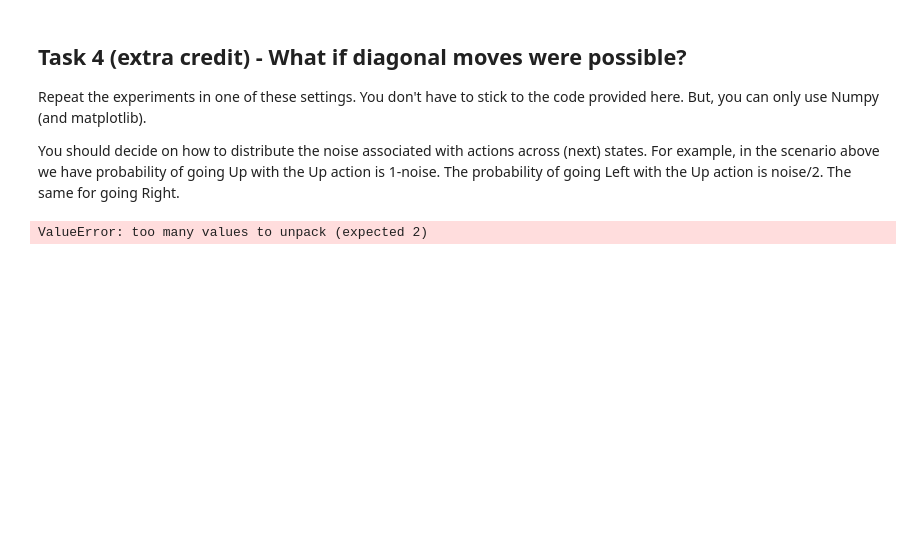
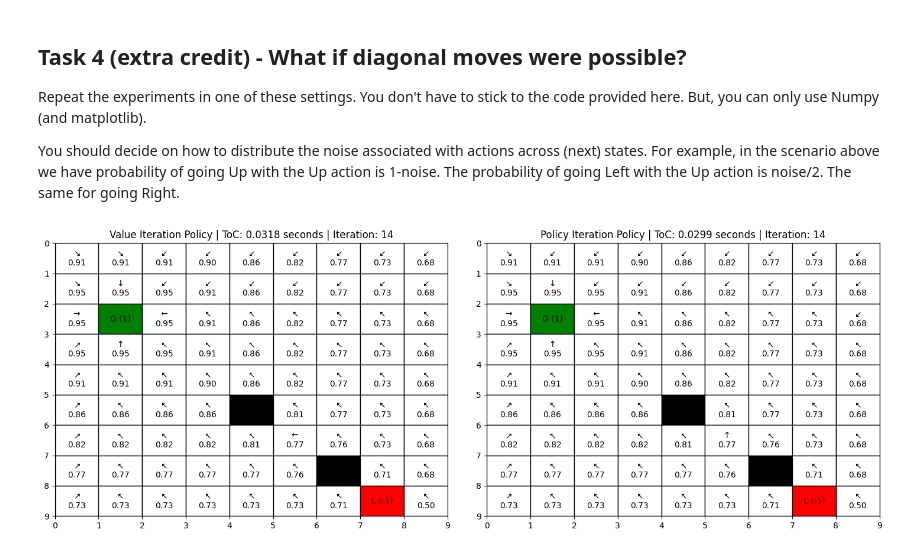
Before and after one commit to Masters-Halmstad/AI_Lab_3, a Jupyter notebook: lab3_code.ipynb, the cells around one changed output. Drawn from its saved outputs; the diff is of its cells as text; code cells hidden in the pictures; blank space fills up the shorter version.

```diff
--- a/lab3_code.ipynb
+++ b/lab3_code.ipynb
@@ -89,7 +89,7 @@ def draw_grid(width, height, axis):
     for row in range(height + 1):
         axis.axhline(row, color="black", linewidth=0.6)
 
-def properties(index, Walls, Terminals, Rewards, Values = None, Policy=None ):
+def properties(index, Walls, Terminals, Rewards, Values = None, Policy=None, isDiagonal=False ):
     if Walls[index] == 1:
         return "black", ""
     elif Terminals[index] == 1:
@@ -103,14 +103,22 @@ def properties(index, Walls, Terminals, Rewards, Values = None, Policy=None ):
         if Policy is None or Values is None:
             return "white", ""
 
-        # Case 2: Policy and Values are available
-        arrow_map = {0:'←', 1:'→', 2:'↑', 3:'↓'}
+        # Case 2: If Diagonal movement is true
+        elif isDiagonal:
+            arrow_map = {
+                0:'←', 1:'→', 2:'↑', 3:'↓',
+                4:'↖', 5:'↗', 6:'↙', 7:'↘'
+            }
+        # Case 3: Policy and Values are available with no diagonal movement
+        else:
+            arrow_map = {0:'←', 1:'→', 2:'↑', 3:'↓'}
+
         arrow = arrow_map[int(Policy[index])]   # <-- removed [0]
         value_text = f"{Values[index]:.2f}"
         return "white", f"{arrow}\n{value_text}"
 
 
-def plot_grid(W, H, Terminals, Walls, Rewards, Values = None, Policy = None, title="Environment", toc=None, iteration =None, axis=None):
+def plot_grid(W, H, Terminals, Walls, Rewards, Values = None, Policy = None, title="Environment", toc=None, iteration =None, axis=None, isDiagonal= False):
     standalone = False
     if axis is None:
         fig, axis = plt.subplots(figsize=(0.8 * W, 0.8 * H))
@@ -124,7 +132,7 @@ def plot_grid(W, H, Terminals, Walls, Rewards, Values = None, Policy = None, tit
     for row in range(H):
         for col in range(W):
             cell_index = row * W + col
-            cell_color, cell_text = properties(cell_index, Walls, Terminals, Rewards, Values, Policy)
+            cell_color, cell_text = properties(cell_index, Walls, Terminals, Rewards, Values, Policy, isDiagonal)
             axis.add_patch(plt.Rectangle((col, row), 1, 1, color = cell_color, ec = "black"))
             if cell_text:
                 axis.text(col + 0.5, row + 0.5, cell_text, ha="center", va="center", fontsize=10, color="black")
@@ -582,33 +553,38 @@ def plot_grid(W, H, Terminals, Walls, Rewards, Values, Policy, title):
 # %%
 gamma = 1
 alpha = 0.9
 epsilon = 0.5
 N_episodes = 20000
 
 #Value iteration
-V_VI, Policy_VI = value_iteration(gamma, T, Rewards, Terminals, Walls)
+V_VI, Policy_VI, V_toc, V_iteration_cnt = value_iteration(gamma, T, Rewards, Terminals, Walls)
 #Policy iteration
-V_PI, Policy_PI = policy_iteration(gamma, T, Rewards, Terminals, Walls)
+V_PI, Policy_PI, P_toc, P_iteration_cnt = policy_iteration(gamma, T, Rewards, Terminals, Walls)
 
 
-print(V_VI.reshape((H,W)))
-maze = Directions[Policy_VI.astype(int)]
-maze[Walls==1] = 'W'
-maze[Terminals==1] = 'G'
-print(maze.reshape((H,W)))
+# print(V_VI.reshape((H,W)))
+# maze = Directions[Policy_VI.astype(int)]
+# maze[Walls==1] = 'W'
+# maze[Terminals==1] = 'G'
+# print(maze.reshape((H,W)))
 
-print(V_PI.reshape((H,W)))
-maze = Directions[Policy_PI.astype(int)]
-maze[Walls==1] = 'W'
-maze[Terminals==1] = 'G'
-print(maze.reshape((H,W)))
+# print(V_PI.reshape((H,W)))
+# maze = Directions[Policy_PI.astype(int)]
+# maze[Walls==1] = 'W'
+# maze[Terminals==1] = 'G'
+# print(maze.reshape((H,W)))
 
 V_VI_flat = V_VI.flatten()
 V_PI_flat = V_PI.flatten()
 Policy_VI_flat = Policy_VI.flatten()
 Policy_PI_flat = Policy_PI.flatten()
 
-plot_grid(W, H, Terminals, Walls, Rewards, V_VI_flat, Policy_VI_flat, "Value Iteration Policy")
-plot_grid(W, H, Terminals, Walls, Rewards, V_PI_flat, Policy_PI_flat, "Policy Iteration Policy")
+fig, axes = plt.subplots(1, 2, figsize=(18, 6))
+
+plot_grid(W, H, Terminals, Walls, Rewards, V_VI_flat, Policy_VI_flat, "Value Iteration Policy", V_toc, V_iteration_cnt, axis=axes[0], isDiagonal=True)
+plot_grid(W, H, Terminals, Walls, Rewards, V_PI_flat, Policy_PI_flat, "Policy Iteration Policy", P_toc, P_iteration_cnt,axis=axes[1], isDiagonal=True)
+
+plt.subplots_adjust(wspace=0.1)
+plt.show()
 # %% [output]
-ValueError: too many values to unpack (expected 2)
+[figure, added]
```
Also changed, not shown: parts of 2 cells of this notebook.
